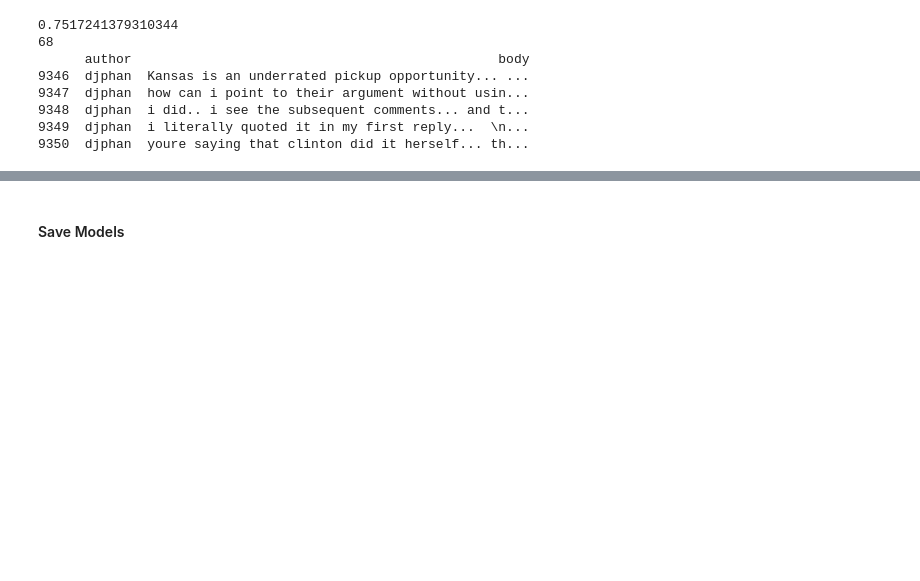
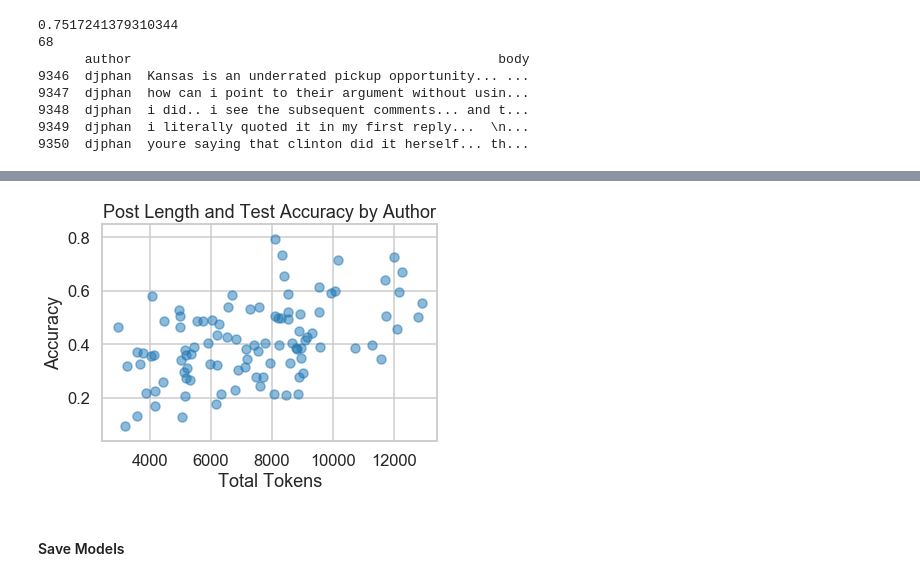
Before and after one commit to kgedney/author-id-project, a Jupyter notebook: text_preprocessing_and_modeling.ipynb, the cells around one changed output, grey strips where cells are left out. Saved outputs shown, nothing was run; the diff lists cells and outputs as text; code cells hidden in the pictures; blank space fills up the shorter version.

```diff
--- a/text_preprocessing_and_modeling.ipynb
+++ b/text_preprocessing_and_modeling.ipynb
@@ -474,3 +482,14 @@ print(df[['author', 'body']][df['author_id'] == 68][0:5])
+# %%
+length_by_author = pd.Series(x_test_length).groupby(y_test).sum() # take sum
+acc_by_author    = pd.Series(y_pred4 == y_test).groupby(y_test).mean()
+
+plt.scatter(length_by_author, acc_by_author, alpha=0.5)
+plt.title('Post Length and Test Accuracy by Author')
+plt.ylabel('Accuracy')
+plt.xlabel('Total Tokens')
+plt.show()
+# %% [output]
+[figure, added]
 # %% [markdown]
 #### Save Models
 # %%
```
Also changed, not shown: parts of 10 cells of this notebook, 1 other file.
